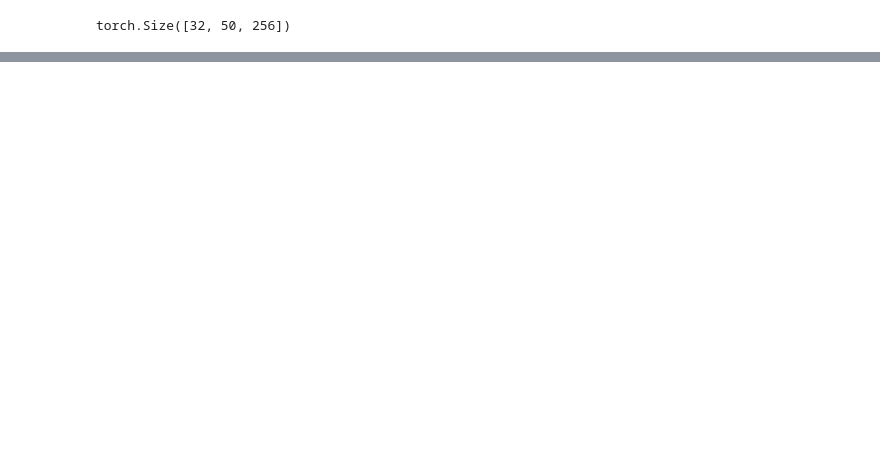
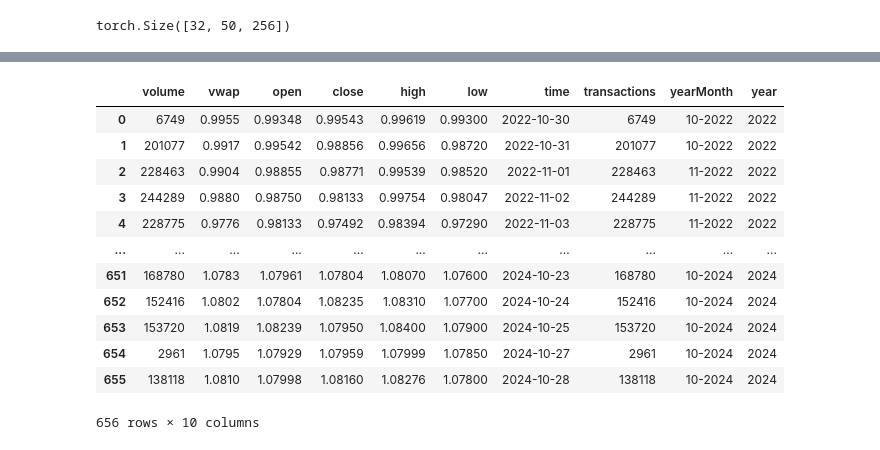
Before and after one commit to crynom/diff-Transformer, a Jupyter notebook: diffTransformer.ipynb, the cells around one changed output, grey strips where cells are left out. Cells and saved outputs as stored; diff of their text form; code cells hidden in the pictures; blank space fills up the shorter version.

```diff
--- a/diffTransformer.ipynb
+++ b/diffTransformer.ipynb
@@ -84,0 +142,16 @@ This implementation is a basic version and may require further enhancements for
+# %%
+response = requests.get(f'https://api.polygon.io/v2/aggs/ticker/C:EURUSD/range/1/day/2000-01-01/2024-10-28?adjusted=true&sort=asc&apiKey={os.environ["polygonKey"]}').json()
+# %% [output]
+|  | volume | vwap | open | close | high | low | time | transactions | yearMonth | year |
+| 0 | 6749 | 0.9955 | 0.99348 | 0.99543 | 0.99619 | 0.99300 | 2022-10-30 | 6749 | 10-2022 | 2022 |
+| 1 | 201077 | 0.9917 | 0.99542 | 0.98856 | 0.99656 | 0.98720 | 2022-10-31 | 201077 | 10-2022 | 2022 |
+| 2 | 228463 | 0.9904 | 0.98855 | 0.98771 | 0.99539 | 0.98520 | 2022-11-01 | 228463 | 11-2022 | 2022 |
+| 3 | 244289 | 0.9880 | 0.98750 | 0.98133 | 0.99754 | 0.98047 | 2022-11-02 | 244289 | 11-2022 | 2022 |
+| 4 | 228775 | 0.9776 | 0.98133 | 0.97492 | 0.98394 | 0.97290 | 2022-11-03 | 228775 | 11-2022 | 2022 |
+| ... | ... | ... | ... | ... | ... | ... | ... | ... | ... | ... |
+| 651 | 168780 | 1.0783 | 1.07961 | 1.07804 | 1.08070 | 1.07600 | 2024-10-23 | 168780 | 10-2024 | 2024 |
+| 652 | 152416 | 1.0802 | 1.07804 | 1.08235 | 1.08310 | 1.07700 | 2024-10-24 | 152416 | 10-2024 | 2024 |
+| 653 | 153720 | 1.0819 | 1.08239 | 1.07950 | 1.08400 | 1.07900 | 2024-10-25 | 153720 | 10-2024 | 2024 |
+| 654 | 2961 | 1.0795 | 1.07929 | 1.07959 | 1.07999 | 1.07850 | 2024-10-27 | 2961 | 10-2024 | 2024 |
+| 655 | 138118 | 1.0810 | 1.07998 | 1.08160 | 1.08276 | 1.07800 | 2024-10-28 | 138118 | 10-2024 | 2024 |
+656 rows × 10 columns
```
Also changed, not shown: parts of 6 cells of this notebook, 1 other file.
